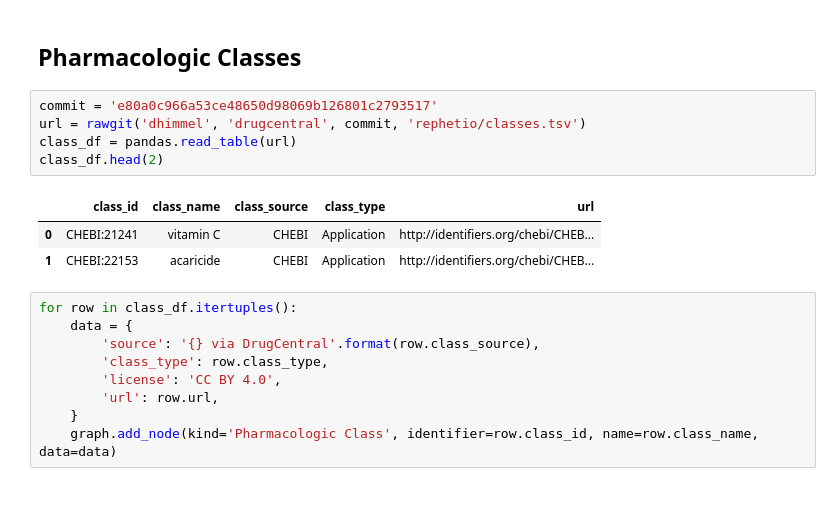
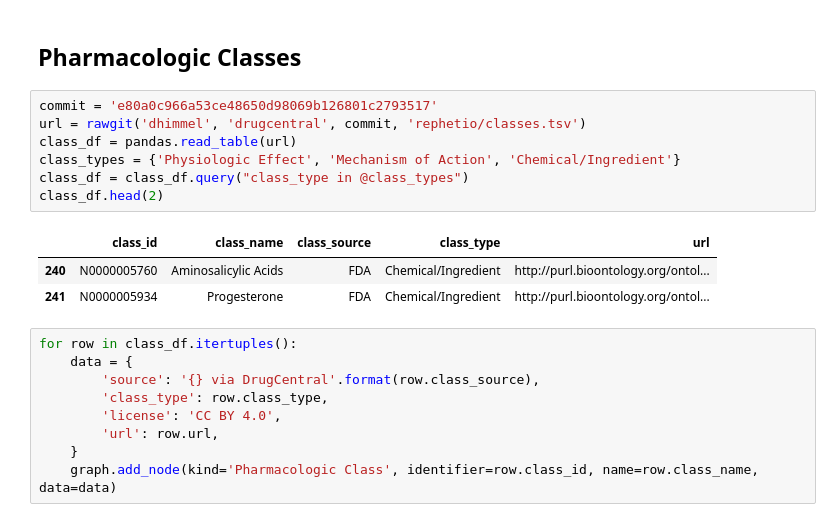
Before and after one commit to dhimmel/integrate, a Jupyter notebook: integrate.ipynb, the cells around one changed output. Drawn from its saved outputs; the diff is of its cells as text.

```diff
--- a/integrate.ipynb
+++ b/integrate.ipynb
@@ -219,12 +219,14 @@ for i, row in pathway_df.iterrows():
 # %%
 commit = 'e80a0c966a53ce48650d98069b126801c2793517'
 url = rawgit('dhimmel', 'drugcentral', commit, 'rephetio/classes.tsv')
 class_df = pandas.read_table(url)
+class_types = {'Physiologic Effect', 'Mechanism of Action', 'Chemical/Ingredient'}
+class_df = class_df.query("class_type in @class_types")
 class_df.head(2)
 # %% [output]
 |  | class_id | class_name | class_source | class_type | url |
-| 0 | CHEBI:21241 | vitamin C | CHEBI | Application | http://identifiers.org/chebi/CHEB... |
-| 1 | CHEBI:22153 | acaricide | CHEBI | Application | http://identifiers.org/chebi/CHEB... |
+| 240 | N0000005760 | Aminosalicylic Acids | FDA | Chemical/Ingredient | http://purl.bioontology.org/ontol... |
+| 241 | N0000005934 | Progesterone | FDA | Chemical/Ingredient | http://purl.bioontology.org/ontol... |
 # %%
 for row in class_df.itertuples():
     data = {
```
Also changed, not shown: parts of 20 cells of this notebook, 4 other files.
